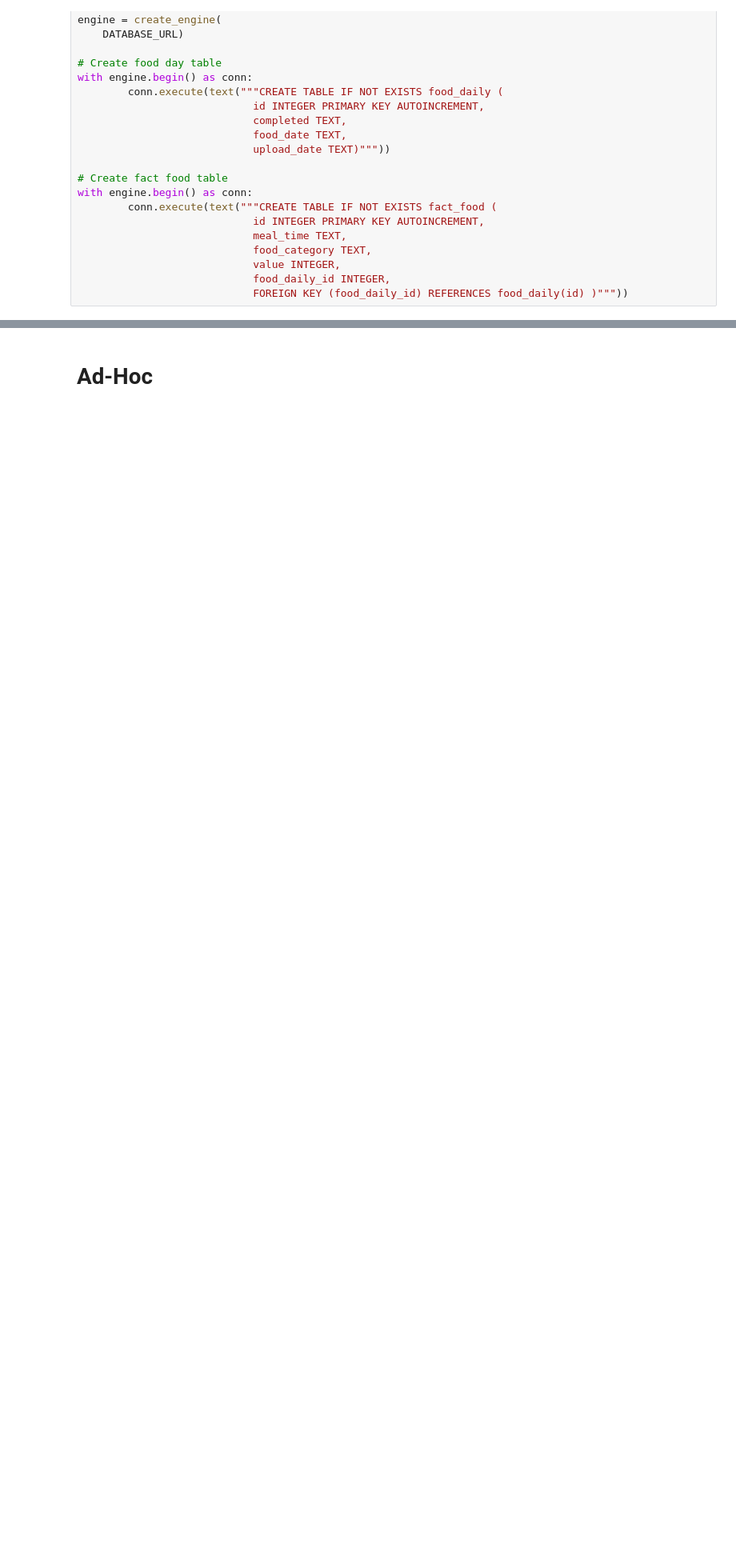
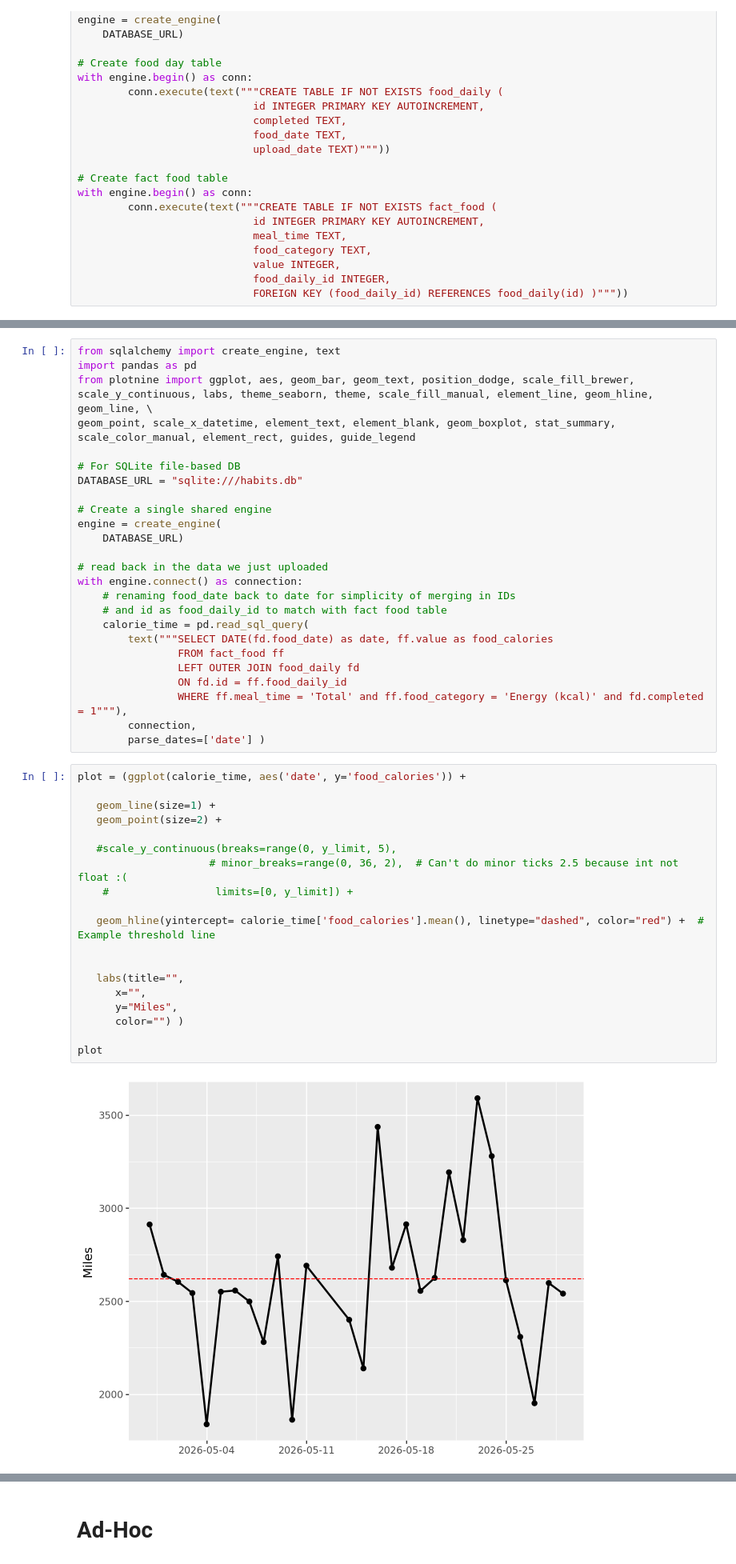
Before and after one commit to Ryan-Iacovone/Habit-Tracker-Website, a Jupyter notebook: QA_Env.ipynb, the cells around one changed output, grey strips where cells are left out. Shown at 80% size. Saved outputs shown, nothing was run; the diff lists cells and outputs as text; blank space fills up the shorter version.

```diff
--- a/QA_Env.ipynb
+++ b/QA_Env.ipynb
@@ -2267,0 +2312,46 @@ fact_food.to_sql(name="fact_food", con=engine, if_exists='append', index=False)
+# %%
+from sqlalchemy import create_engine, text
+import pandas as pd
+from plotnine import ggplot, aes, geom_bar, geom_text, position_dodge, scale_fill_brewer, scale_y_continuous, labs, theme_seaborn, theme, scale_fill_manual, element_line, geom_hline, geom_line, \
+geom_point, scale_x_datetime, element_text, element_blank, geom_boxplot, stat_summary, scale_color_manual, element_rect, guides, guide_legend
+
+# For SQLite file-based DB
+DATABASE_URL = "sqlite:///habits.db"
+
+# Create a single shared engine
+engine = create_engine(
+    DATABASE_URL)
+
+# read back in the data we just uploaded
+with engine.connect() as connection:
+    # renaming food_date back to date for simplicity of merging in IDs
+    # and id as food_daily_id to match with fact food table
+    calorie_time = pd.read_sql_query(
+        text("""SELECT DATE(fd.food_date) as date, ff.value as food_calories
+                FROM fact_food ff
+                LEFT OUTER JOIN food_daily fd
+                ON fd.id = ff.food_daily_id
+                WHERE ff.meal_time = 'Total' and ff.food_category = 'Energy (kcal)' and fd.completed = 1"""),
+        connection,
+        parse_dates=['date'] )
+# %%
+plot = (ggplot(calorie_time, aes('date', y='food_calories')) +
+
+   geom_line(size=1) +
+   geom_point(size=2) +
+
+   #scale_y_continuous(breaks=range(0, y_limit, 5),
+                     # minor_breaks=range(0, 36, 2),  # Can't do minor ticks 2.5 because int not float :(
+    #                 limits=[0, y_limit]) +
+
+   geom_hline(yintercept= calorie_time['food_calories'].mean(), linetype="dashed", color="red") +  # Example threshold line
+
+
+   labs(title="",
+      x="",
+      y="Miles",
+      color="") )
+
+plot
+# %% [output]
+[figure, added]
```
Also changed, not shown: parts of 20 cells of this notebook, 9 other files.
